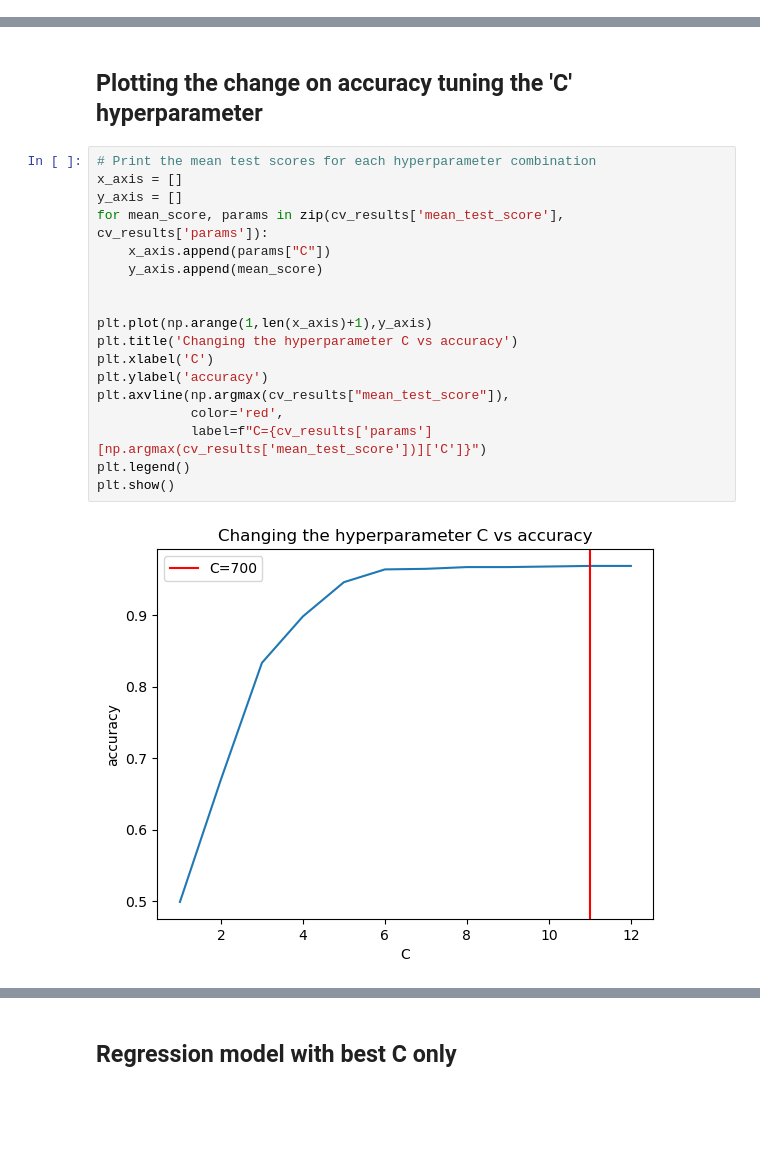
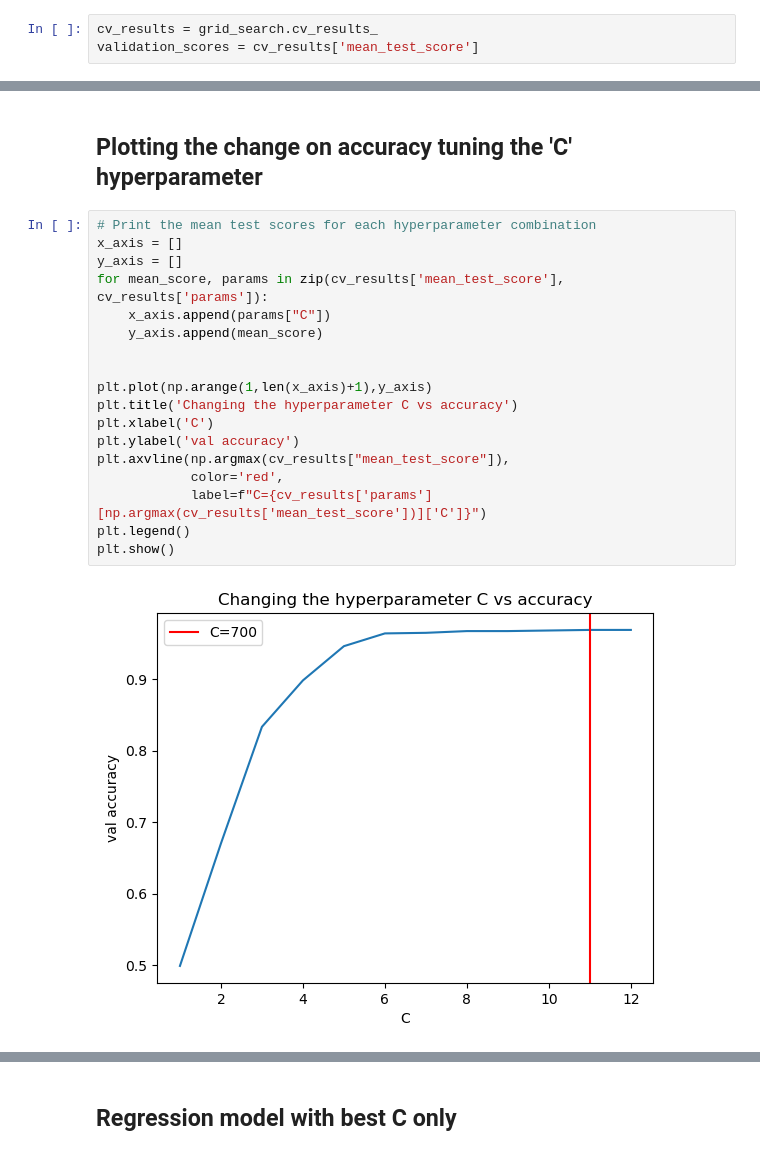
Before and after one commit to Thebrownboy/BioMetrica, a Jupyter notebook: Pipe_Line_Logistic_Regression.ipynb, the cells around one changed output, grey strips where cells are left out. Cells and saved outputs as stored; diff of their text form; blank space fills up the shorter version.

```diff
--- a/Pipe_Line_Logistic_Regression.ipynb
+++ b/Pipe_Line_Logistic_Regression.ipynb
@@ -161,0 +166,3 @@ best_reg_model = grid_search.best_estimator_
+# %%
+cv_results = grid_search.cv_results_
+validation_scores = cv_results['mean_test_score']
@@ -183,20 +220,20 @@ weighted avg       0.98      0.98      0.98       246
 # %%
 # Print the mean test scores for each hyperparameter combination
 x_axis = []
 y_axis = []
 for mean_score, params in zip(cv_results['mean_test_score'], cv_results['params']):
     x_axis.append(params["C"])
     y_axis.append(mean_score)
 
 
 plt.plot(np.arange(1,len(x_axis)+1),y_axis)
 plt.title('Changing the hyperparameter C vs accuracy')
 plt.xlabel('C')
-plt.ylabel('accuracy')
+plt.ylabel('val accuracy')
 plt.axvline(np.argmax(cv_results["mean_test_score"]),
             color='red',
             label=f"C={cv_results['params'][np.argmax(cv_results['mean_test_score'])]['C']}")
 plt.legend()
 plt.show()
 # %% [output]
-[figure, old version]
+[figure, new version]
```
Also changed, not shown: parts of 6 cells of this notebook, 18 other files.
